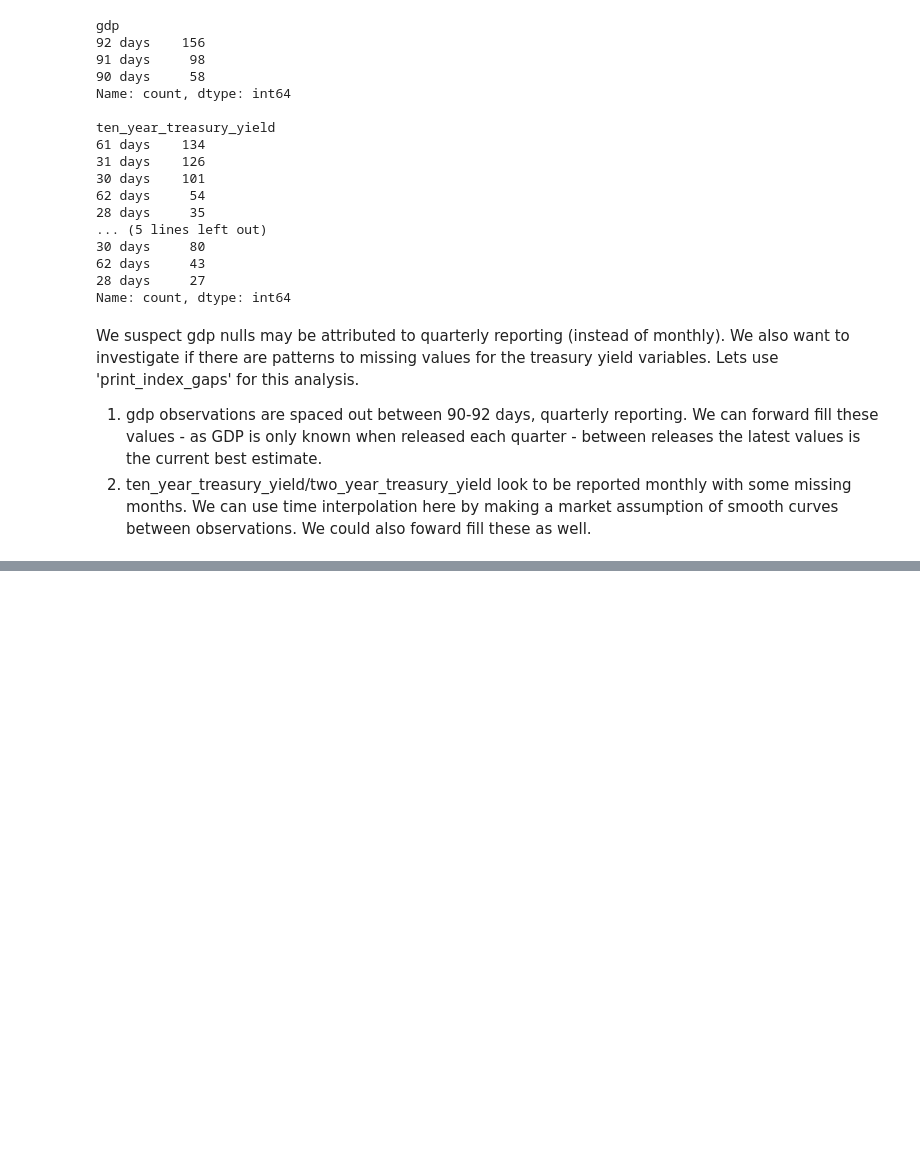
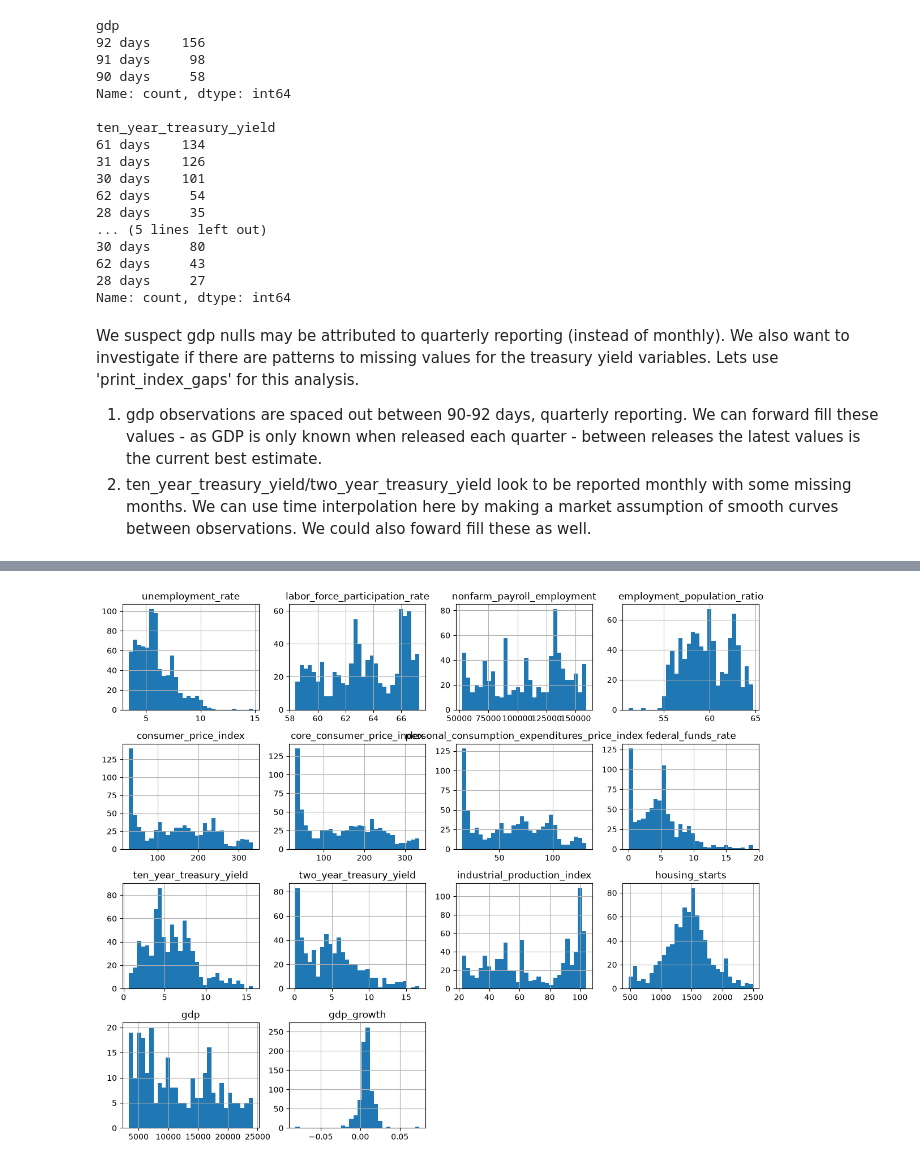
Before and after one commit to vgu734/FRED, a Jupyter notebook: Unemployment Modeling.ipynb, the cells around one changed output, grey strips where cells are left out. Cells and saved outputs as stored; diff of their text form; code cells hidden in the pictures; blank space fills up the shorter version.

```diff
--- a/Unemployment Modeling.ipynb
+++ b/Unemployment Modeling.ipynb
@@ -181,0 +245,5 @@ We will use these three modeling approaches to attempt to predict unemployment r
+# %%
+df.hist(figsize=(12,10), bins=30)
+plt.tight_layout()
+# %% [output]
+[figure, added]
```
Also changed, not shown: parts of 26 cells of this notebook.
